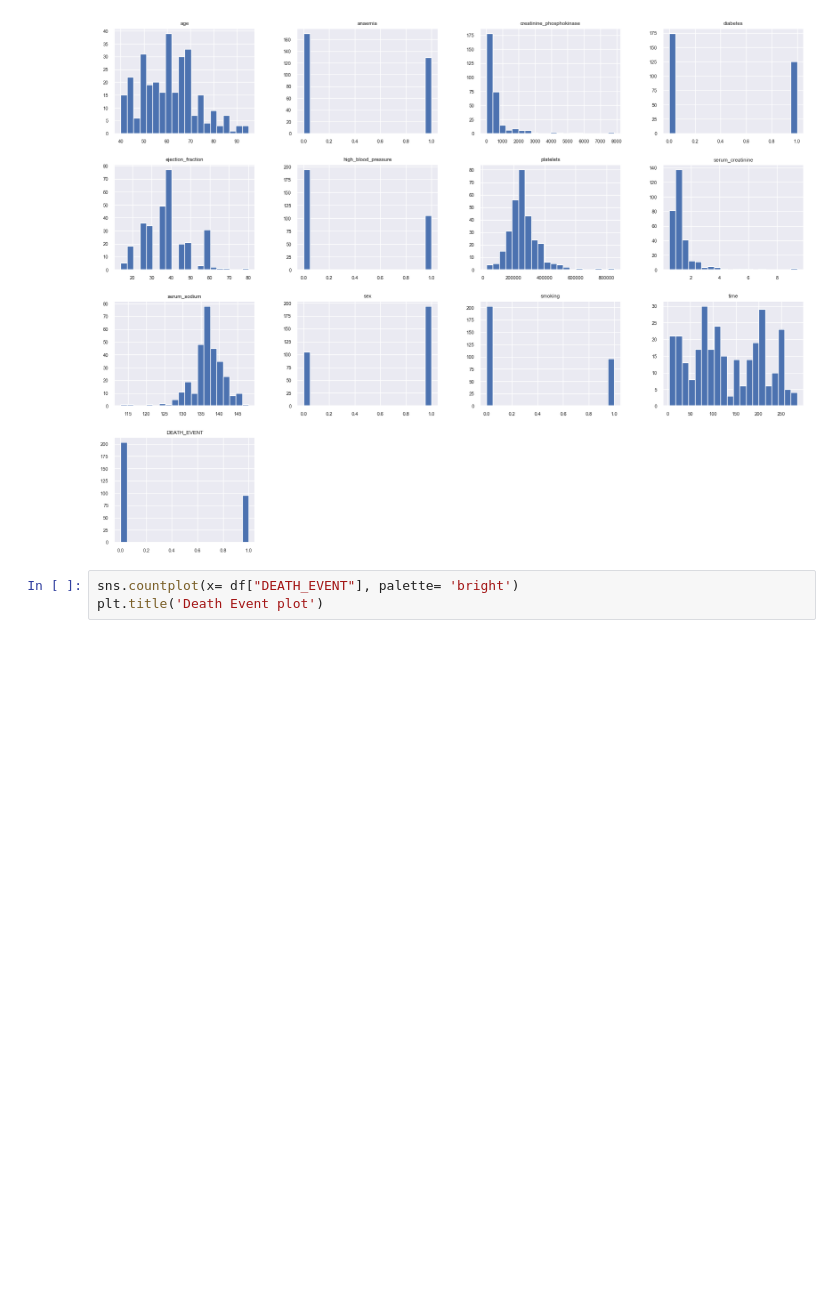
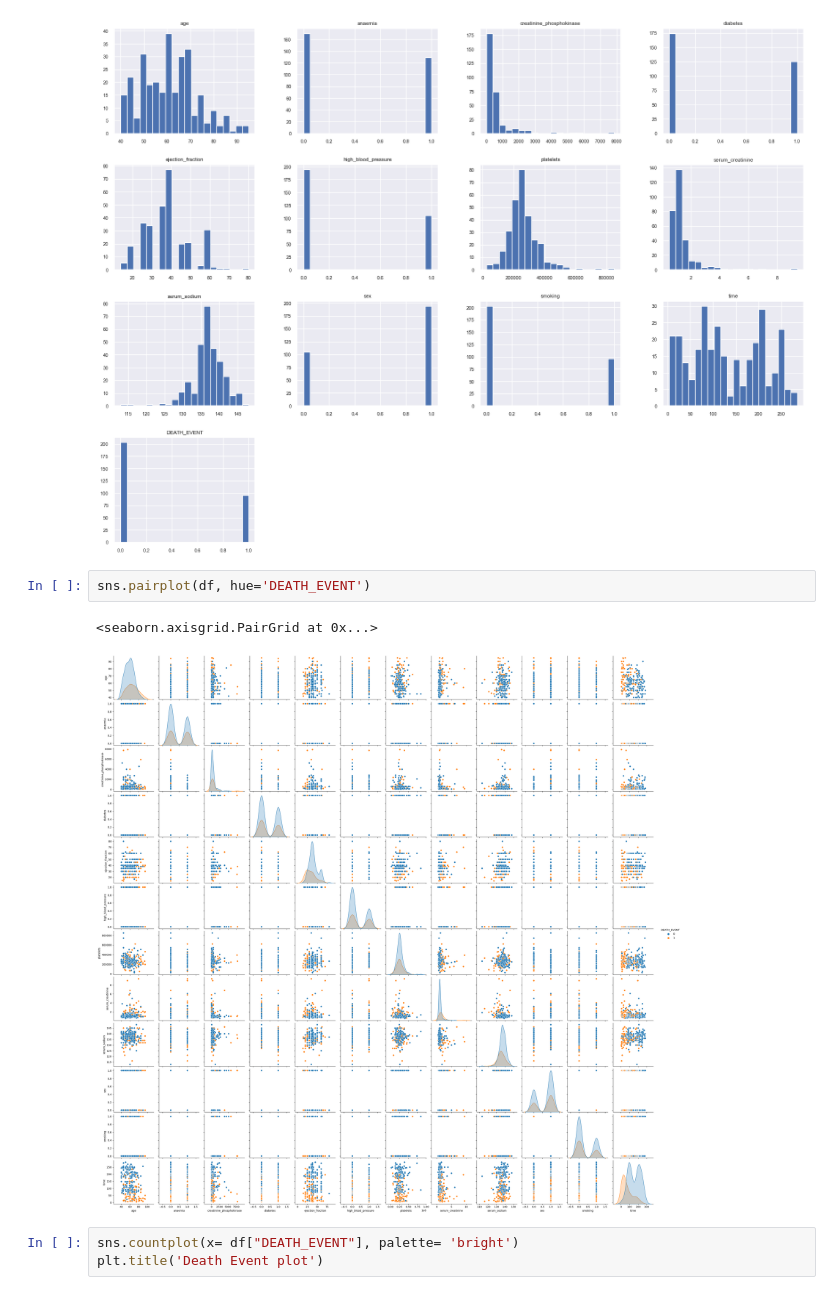
Before and after one commit to vickyogo/Developer-Academy, a Jupyter notebook: wk7assignment.ipynb, the cells around one changed output. Saved outputs shown, nothing was run; the diff lists cells and outputs as text; blank space fills up the shorter version.

```diff
--- a/wk7assignment.ipynb
+++ b/wk7assignment.ipynb
@@ -115,6 +115,11 @@ df.hist(bins=20, figsize=(20,15))
 plt.show()
 # %% [output]
 [figure]
+# %%
+sns.pairplot(df, hue='DEATH_EVENT')
+# %% [output]
+<seaborn.axisgrid.PairGrid at 0x...>
+[figure, added]
 # %%
 sns.countplot(x= df["DEATH_EVENT"], palette= 'bright')
 plt.title('Death Event plot')
```
